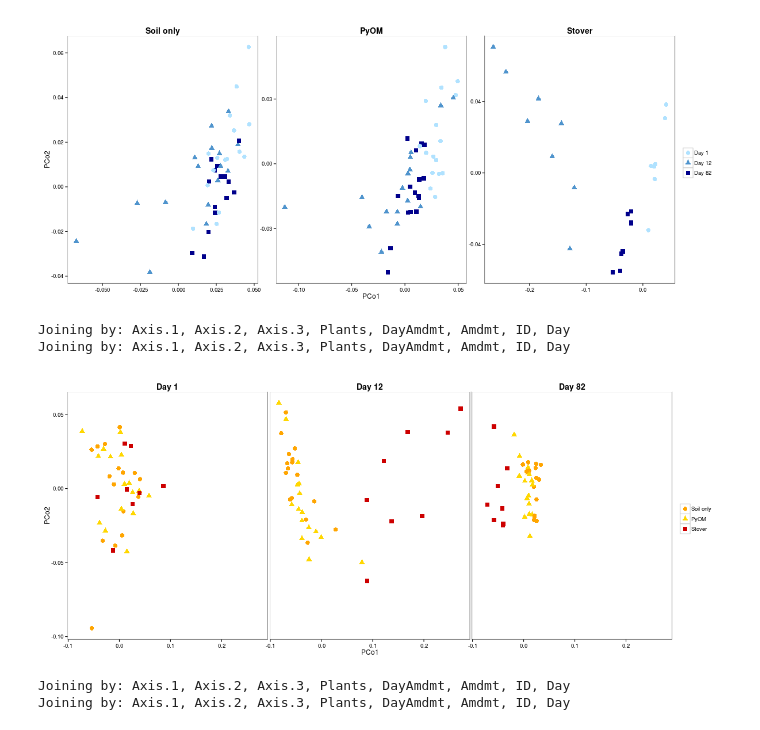
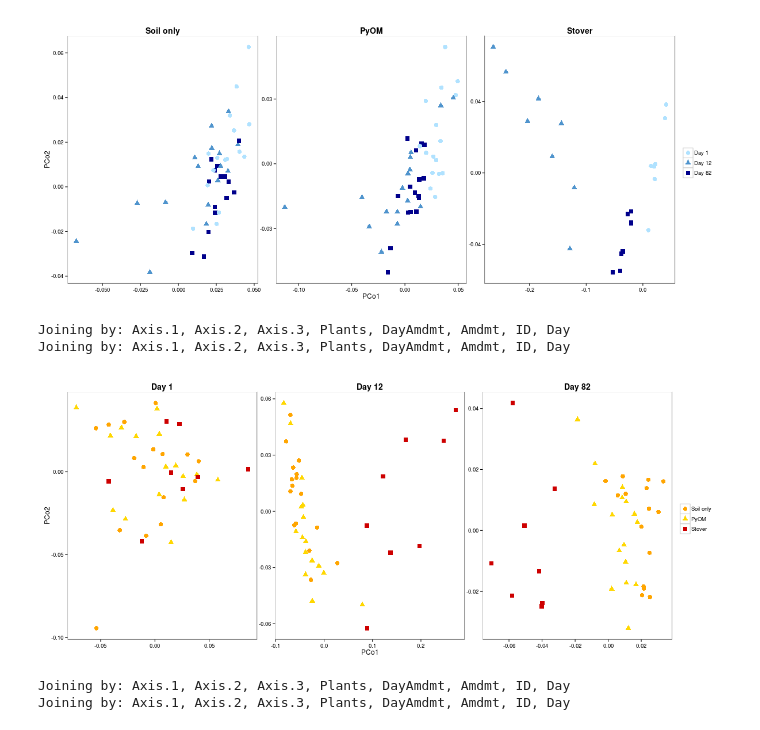
Before and after one commit to TheaWhitman/PyOM, a Jupyter notebook: manuscript_figures/PCoA_byDay_byAmdmt.ipynb, the cells around one changed output. Drawn from its saved outputs; the diff is of its cells as text; code cells hidden in the pictures.

```diff
--- a/manuscript_figures/PCoA_byDay_byAmdmt.ipynb
+++ b/manuscript_figures/PCoA_byDay_byAmdmt.ipynb
@@ -141,10 +97,8 @@ colnames(D)[1:3]<-c("PCo1","PCo2","PCo3")
 # Renames the axis columns
 
 D$AmdmtName = ifelse(D$Amdmt==1,"PyOM",ifelse(D$Amdmt==2,"Stover","Soil only"))
-
+D$AmdmtName = factor(D$AmdmtName, levels=c("Soil only", "PyOM", "Stover"))
 D$DayName = ifelse(D$Day==1,"Day 12",ifelse(D$Day==2,"Day 82","Day 1"))
-D$strip = paste(D$DayName)
-#D$strip<-as.factor(D$strip)
 
 # Creates an plot object, using the df.sites data, with the x and y axes specified as the PCoA axes,
 p = ggplot(D, aes(x = PCo1, y = PCo2, color = AmdmtName, shape = AmdmtName))
@@ -165,9 +119,10 @@ p = p + theme_bw() +
           strip.background = element_rect(colour="white", fill="white"))
 
 # Displays the plot object
-p = p + facet_wrap(~strip, scales = "free")
+p = p + facet_wrap(~DayName, scales = "free")
 # The axis scales could be all optimized individually
 # p = p + facet_wrap(~DayName)
 # Adds a "facet_wrap" to it, which means it will plot it separately by whatever we specify - here, Days
+plot.full.byDay = p
 p
 # %% [output]
@@ -207,7 +162,8 @@ p = p + theme_bw() +
 p = p + facet_wrap(~AmdmtName, scales = "free")
 # The axis scales could be all optimized individually
 # p = p + facet_wrap(~AmdmtName)
-# Adds a "facet_wrap" to it, which means it will plot it separately by whatever we specify - here, Days
+# Adds a "facet_wrap" to it, which means it will plot it separately by whatever we specify - here, Amendmene
+plot.full.byAmdmt = p
 p
 # %% [output]
 [figure]
@@ -225,35 +181,36 @@ colnames(D)[1:3]<-c("PCo1","PCo2","PCo3")
 D$AmdmtName = ifelse(D$Amdmt==1,"PyOM",ifelse(D$Amdmt==2,"Stover","Soil only"))
 D$AmdmtName = factor(D$AmdmtName, levels=c("Soil only", "PyOM", "Stover"))
 
 D$DayName = ifelse(D$Day==1,"Day 12",ifelse(D$Day==2,"Day 82","Day 1"))
 
 # Creates an plot object, using the df.sites data, with the x and y axes specified as the PCoA axes,
 p = ggplot(D, aes(x = PCo1, y = PCo2, color = AmdmtName, shape = AmdmtName))
 
 # Determines the size of the symbols
 p = p  + geom_point(size=3.5) + scale_colour_manual(values=c("orange","gold1","red3"))
 
 p = p + guides(colour = guide_legend(""), shape = guide_legend(""))
 
 # Determines the color theme of the plot overall
 p = p + theme_bw() +
   theme(
     plot.background = element_blank()
    ,panel.grid.major = element_blank()
    ,panel.grid.minor = element_blank()
   ) +
   theme(strip.text.x = element_text(size=14, face="bold"),
           strip.background = element_rect(colour="white", fill="white"))
 
 # Displays the plot object
-p = p + facet_wrap(~DayName)
+p = p + facet_wrap(~DayName, scale="free")
 # The axis scales could be all optimized individually
 # Adds a "facet_wrap" to it, which means it will plot it separately by whatever we specify - here, Days
+plot.byDay = p
 p
 # %% [output]
 Joining by: Axis.1, Axis.2, Axis.3, Plants, DayAmdmt, Amdmt, ID, Day
 Joining by: Axis.1, Axis.2, Axis.3, Plants, DayAmdmt, Amdmt, ID, Day
-[figure, old version]
+[figure, new version]
 # %%
 %%R -h 500 -w 1200
 D<-join(PCoA.Soil,PCoA.PyOM, type="full")
```
Also changed, not shown: parts of 6 cells of this notebook, 1 other file.
